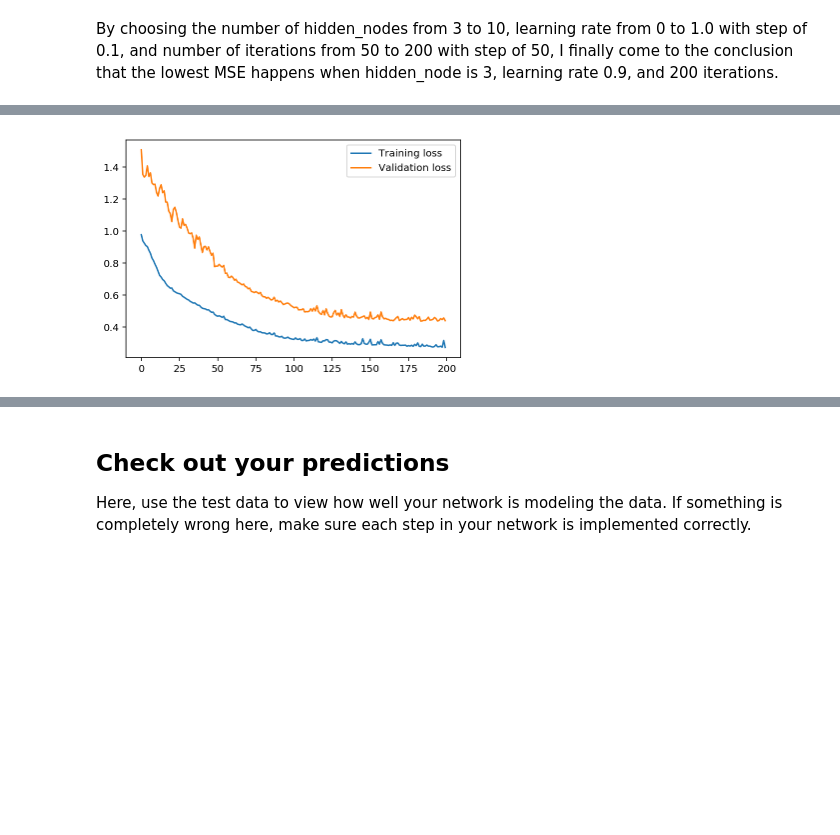
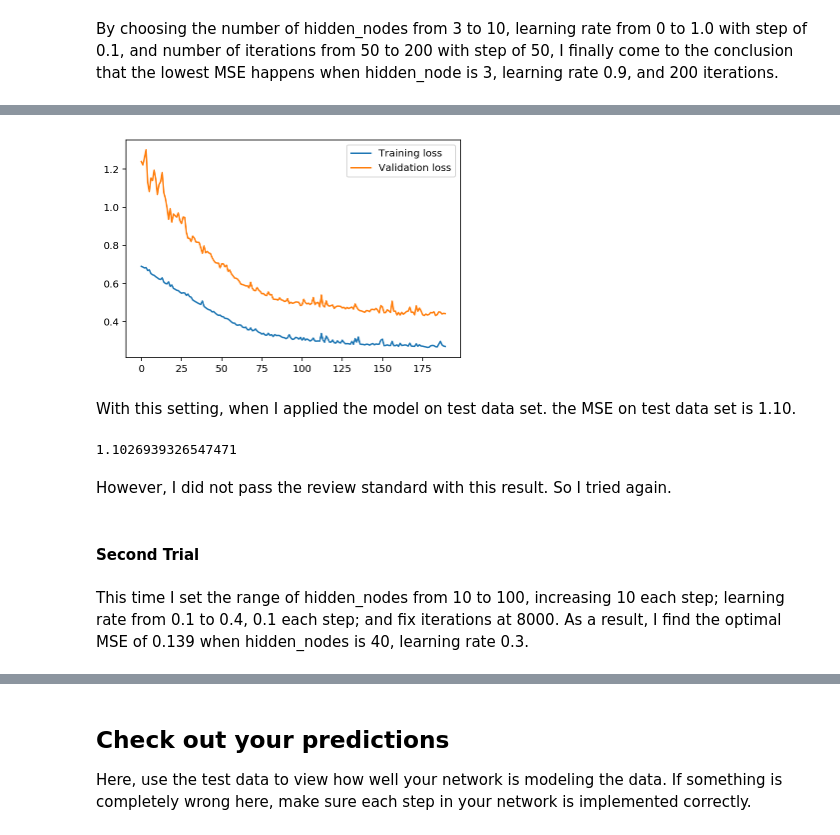
Before and after one commit to YasserZhang/DeepLearningProjects, a Jupyter notebook: first_neural_network_project/Your_first_neural_network.ipynb, the cells around one changed output, grey strips where cells are left out. Drawn from its saved outputs; the diff is of its cells as text; code cells hidden in the pictures; blank space fills up the shorter version.

```diff
--- a/first_neural_network_project/Your_first_neural_network.ipynb
+++ b/first_neural_network_project/Your_first_neural_network.ipynb
@@ -151,11 +155,11 @@ class NeuralNetwork(object):
             #### Implement the forward pass here ####
             ### Forward pass ###
             # TODO: Hidden layer - Replace these values with your calculations.
-            hidden_inputs = np.dot(X, self.weights_input_to_hidden) # signals into hidden layer
+            hidden_inputs = X@self.weights_input_to_hidden # signals into hidden layer
             hidden_outputs = self.activation_function(hidden_inputs) # signals from hidden layer 1x2
 
             # TODO: Output layer - Replace these values with your calculations.
-            final_inputs = np.dot(hidden_outputs, self.weights_hidden_to_output) # 1x1 signals into final output layer
+            final_inputs = np.matmul(hidden_outputs, self.weights_hidden_to_output) # 1x1 signals into final output layer
             final_outputs = final_inputs # signals from final output layer
 
             #### Implement the backward pass here ####
@@ -384,7 +361,19 @@ Progress: 99.5% ... Training loss: 0.273 ... Validation loss: 0.440
 # %%
-plt.plot(losses['train'], label='Training loss')
-plt.plot(losses['validation'], label='Validation loss')
+plt.plot(losses['train'][10:], label='Training loss')
+plt.plot(losses['validation'][10:], label='Validation loss')
 plt.legend()
 _ = plt.ylim()
 # %% [output]
-[figure, old version]
+[figure, new version]
+# %% [markdown]
+With this setting, when I applied the model on test data set. the MSE on test data set is 1.10.
+# %%
+MSE(network.run(test_features),test_targets['cnt'].values)
+# %% [output]
+1.1026939326547471
+# %% [markdown]
+However, I did not pass the review standard with this result. So I tried again.
+# %% [markdown]
+#### Second Trial
+# %% [markdown]
+This time I set the range of hidden_nodes from 10 to 100, increasing 10 each step; learning rate from 0.1 to 0.4, 0.1 each step; and fix iterations at 8000. As a result, I find the optimal MSE of 0.139 when hidden_nodes is 40, learning rate 0.3.
```
Also changed, not shown: parts of 13 cells of this notebook, 1 other file.
